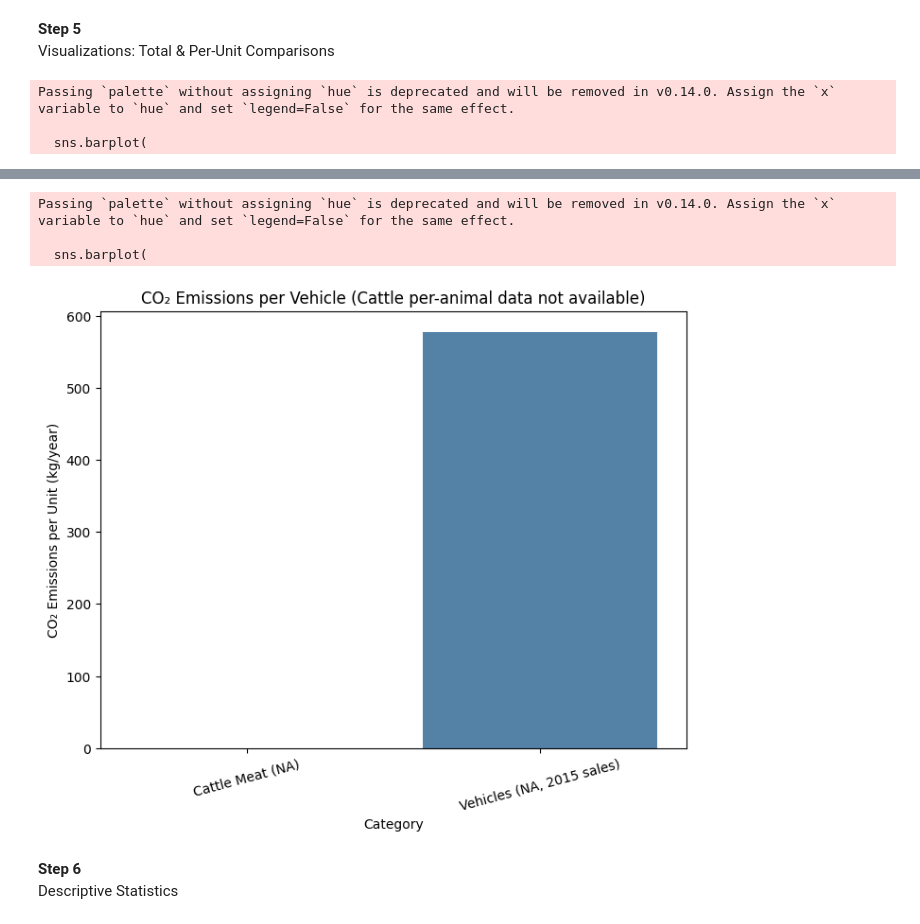
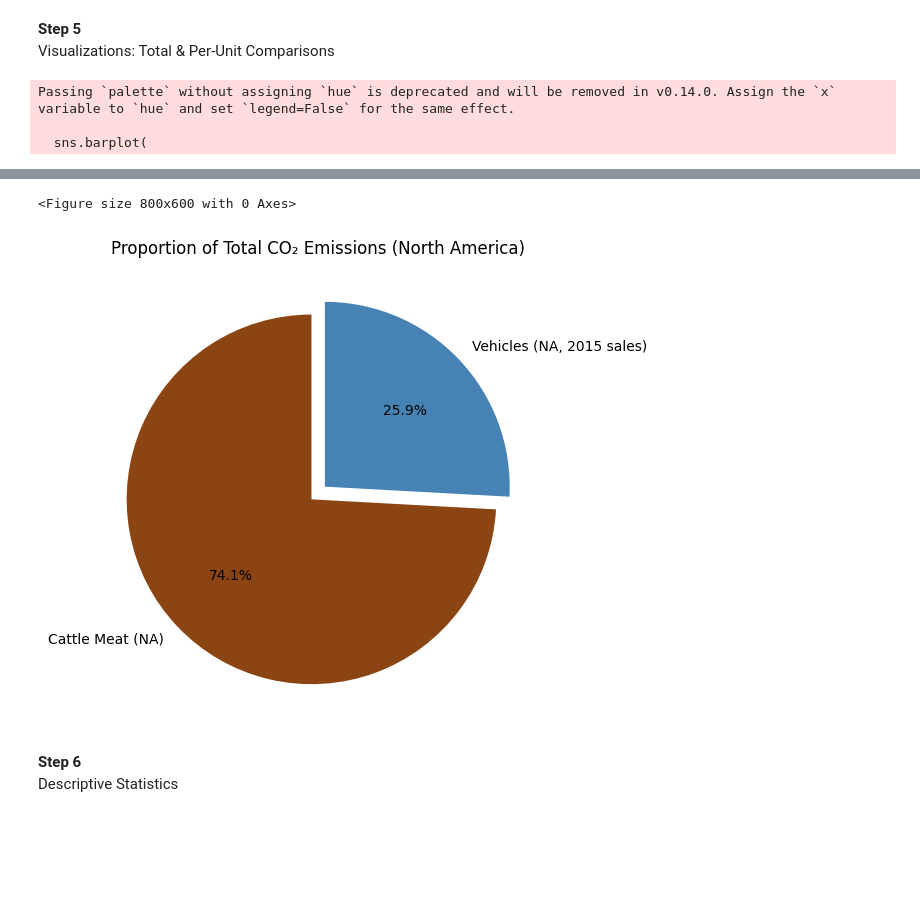
Before and after one commit to dfintel25/Emissions_Analysis_Capstone, a Jupyter notebook: notebooks/emission_comparison.ipynb, the cells around one changed output, grey strips where cells are left out. Saved outputs shown, nothing was run; the diff lists cells and outputs as text; code cells hidden in the pictures; blank space fills up the shorter version.

```diff
--- a/notebooks/emission_comparison.ipynb
+++ b/notebooks/emission_comparison.ipynb
@@ -148,7 +149,6 @@ CO₂ Emissions Comparison (Total + Per Vehicle):
 **Step 5**
 Visualizations: Total & Per-Unit Comparisons
 # %%
-# === Visualization: Total emissions ===
 plt.figure(figsize=(8, 6))
 sns.barplot(
     x="Category",
@@ -157,21 +157,21 @@ sns.barplot(
     palette=["saddlebrown", "steelblue"],
 )
 plt.ylabel("CO₂ Emissions (Million Tonnes/Year)")
-plt.title("CO₂ Emissions: Cattle Meat vs Vehicles (North America)")
+plt.title("Total CO₂ Emissions: Cattle Meat vs Vehicles (North America)")
 plt.xticks(rotation=15)
+for i, v in enumerate(summary_df["Total_CO2_million_tonnes_per_year"]):
+    plt.text(i, v * 1.01, f"{v:,.0f}", ha='center', fontweight='bold')
 plt.show()
 
-# === Visualization: Per-vehicle emissions ===
 plt.figure(figsize=(8, 6))
-sns.barplot(
-    x="Category",
-    y="Per_Unit_CO2_kg_per_year",
-    data=summary_df,
-    palette=["saddlebrown", "steelblue"],
+totals = [cattle_total_CO2_million_tonnes, vehicle_total_CO2_million_tonnes]
+labels = ["Cattle Meat (NA)", "Vehicles (NA, 2015 sales)"]
+colors = ["saddlebrown", "steelblue"]
+plt.figure(figsize=(6, 6))
+plt.pie(
+    totals, labels=labels, autopct='%1.1f%%', colors=colors, startangle=90, explode=(0.05, 0.05)
 )
-plt.ylabel("CO₂ Emissions per Unit (kg/year)")
-plt.title("CO₂ Emissions per Vehicle (Cattle per-animal data not available)")
-plt.xticks(rotation=15)
+plt.title("Proportion of Total CO₂ Emissions (North America)")
 plt.show()
 # %% [output]
 Passing `palette` without assigning `hue` is deprecated and will be removed in v0.14.0. Assign the `x` variable to `hue` and set `legend=False` for the same effect.
@@ -181,7 +181,5 @@ Passing `palette` without assigning `hue` is deprecated and will be removed in v
-Passing `palette` without assigning `hue` is deprecated and will be removed in v0.14.0. Assign the `x` variable to `hue` and set `legend=False` for the same effect.
-
-  sns.barplot(
+<Figure size 800x600 with 0 Axes>
-[figure, old version]
+[figure, new version]
 # %% [markdown]
 **Step 6**
 Descriptive Statistics
```
Also changed, not shown: parts of 23 cells of this notebook, 2 other files.
